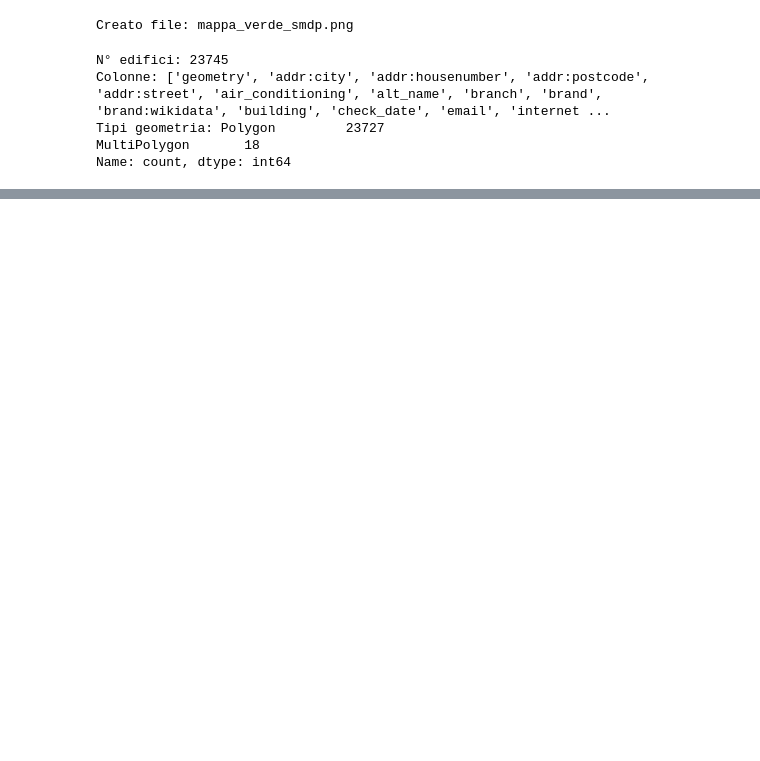
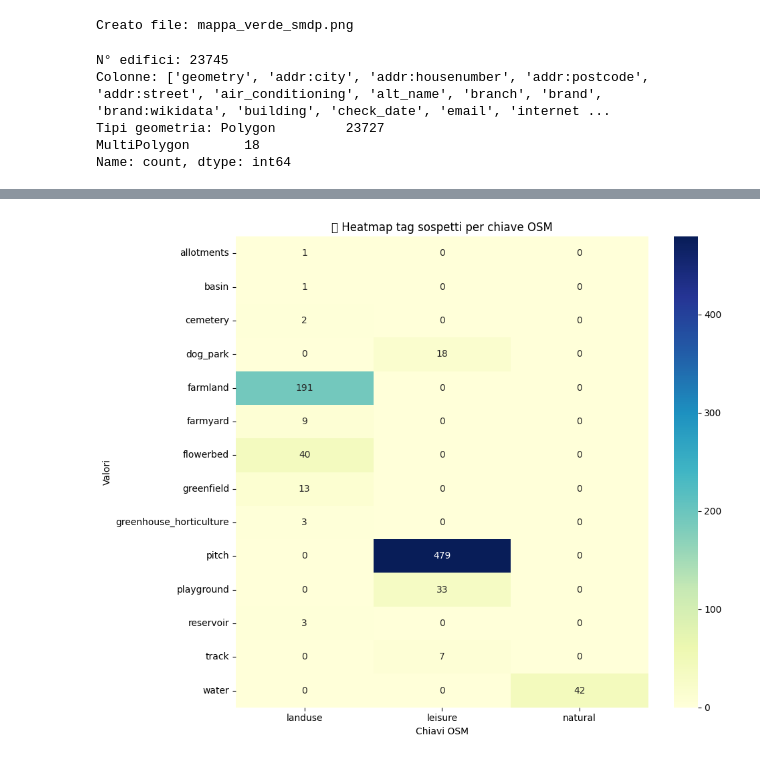
Before and after one commit to CaliShasa/GeneralProjects, a Jupyter notebook: SMDP/smdp.ipynb, the cells around one changed output, grey strips where cells are left out. Saved outputs shown, nothing was run; the diff lists cells and outputs as text; code cells hidden in the pictures; blank space fills up the shorter version.

```diff
--- a/SMDP/smdp.ipynb
+++ b/SMDP/smdp.ipynb
@@ -392,0 +512,96 @@ Name: count, dtype: int64
+# %%
+import seaborn as sns
+import matplotlib.pyplot as plt
+
+# === Etichetta verde noto ===
+def is_green_known(row):
+    for tag, values in green_tags.items():
+        val = str(row.get(tag, "")).strip().lower()
+        if val in values:
+            return True
+    return False
+
+    # === Colonna con tag sospetti (non in green_tags) ===
+def get_suspicious_tags(row):
+    susp = []
+    for key in green_tags:
+        val = str(row.get(key, "")).strip().lower()
+        if val and val not in green_tags[key]:
+            susp.append(f"{key}:{val}")
+    return "; ".join(susp)
+
+gdf["suspicious_tags"] = gdf.apply(get_suspicious_tags, axis=1)
+
+
+gdf["is_green_known"] = gdf.apply(is_green_known, axis=1)
+
+# === 1. Tutti i valori unici per ogni chiave ===
+for key in green_tags:
+    print(f"\n🔍 Possibili valori per `{key}` trovati nel dataset:")
+    print(gdf[key].dropna().str.strip().str.lower().value_counts())
+
+# === 2. Riepilogo valori sospetti (non previsti) ===
+def get_all_suspicious_tags(gdf):
+    susp = []
+    for key in green_tags:
+        vals = gdf[~gdf["is_green_known"]][key].dropna().str.strip().str.lower()
+        unknown_vals = vals[~vals.isin(green_tags[key])]
+        susp.extend(f"{key}:{v}" for v in unknown_vals)
+    return pd.Series(susp)
+
+suspicious_summary = get_all_suspicious_tags(gdf).value_counts()
+
+print("\n🚨 Tag verdi sconosciuti più frequenti:")
+display(suspicious_summary.head(20))
+
+# === 3. Conta per combinazione di chiavi presenti ===
+def chiavi_presenti(row):
+    return "+".join([k for k in green_tags if pd.notna(row.get(k))])
+
+gdf["chiavi_osm"] = gdf.apply(chiavi_presenti, axis=1)
+
+print("\n🧩 Combinazioni di chiavi presenti nelle geometrie:")
+display(gdf["chiavi_osm"].value_counts())
+
+# === 4. Geometrie verdi sconosciute più grandi (area in m²) ===
+gdf = gdf.to_crs(crs_metric)  # CRS metrico per calcolo area
+gdf["area_m2"] = gdf.geometry.area
+
+print("\n📐 Top 10 aree verdi sconosciute più estese (non classificate):")
+display(
+    gdf[~gdf["is_green_known"]]
+    .sort_values("area_m2", ascending=False)
+    [["category", "area_m2", "suspicious_tags"]]
+    .head(10)
+)
+
+# === 5. Heatmap riepilogativa tag sospetti per chiave ===
+df_melt = (
+    gdf[~gdf["is_green_known"]][["leisure", "landuse", "natural"]]
+    .apply(lambda col: col.str.lower().str.strip())
+    .melt(var_name="key", value_name="value")
+    .dropna()
+)
+
+# Filtra: solo valori non presenti in green_tags per quella chiave
+df_melt = df_melt[df_melt.apply(lambda row: row["value"] not in green_tags.get(row["key"], []), axis=1)]
+
+# Crea tabella pivot per heatmap
+df_suspect_heatmap = (
+    df_melt
+    .value_counts()
+    .rename("count")
+    .reset_index()
+    .pivot(index="value", columns="key", values="count")
+    .fillna(0)
+)
+
+# Plot heatmap
+plt.figure(figsize=(10, 8))
+sns.heatmap(df_suspect_heatmap, annot=True, fmt=".0f", cmap="YlGnBu")
+plt.title("🔎 Heatmap tag sospetti per chiave OSM")
+plt.ylabel("Valori")
+plt.xlabel("Chiavi OSM")
+plt.tight_layout()
+plt.show()
+# %% [output]
@@ -392,0 +662 @@ Name: count, dtype: int64
+[figure, added]
```
Also changed, not shown: parts of 6 cells of this notebook.
